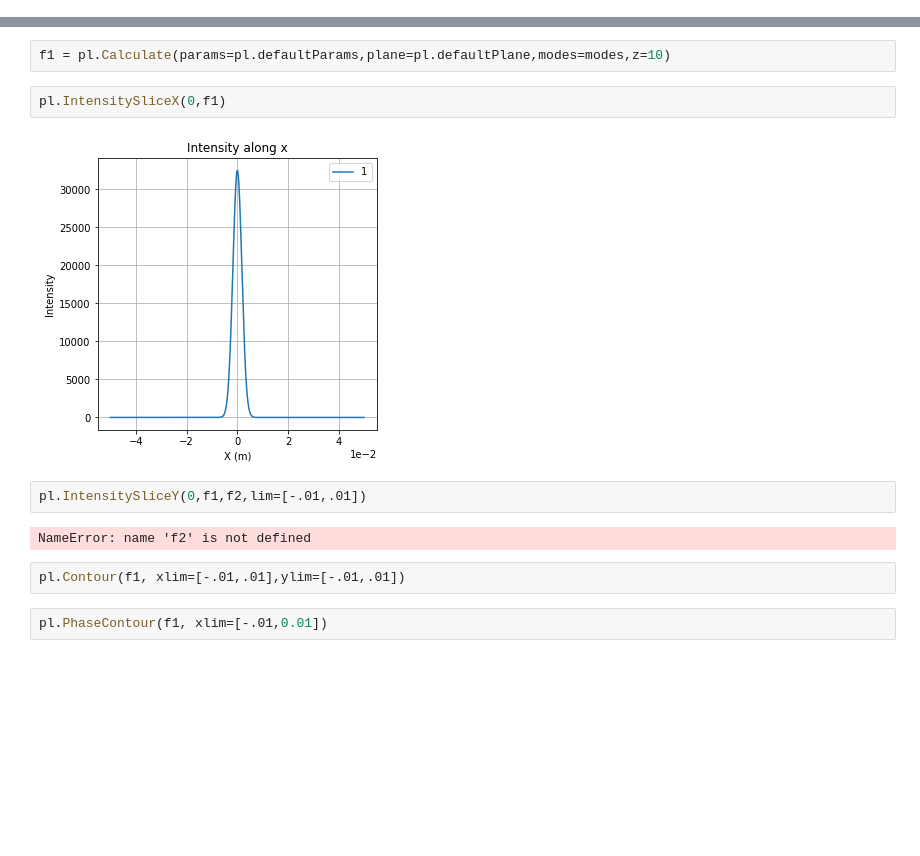
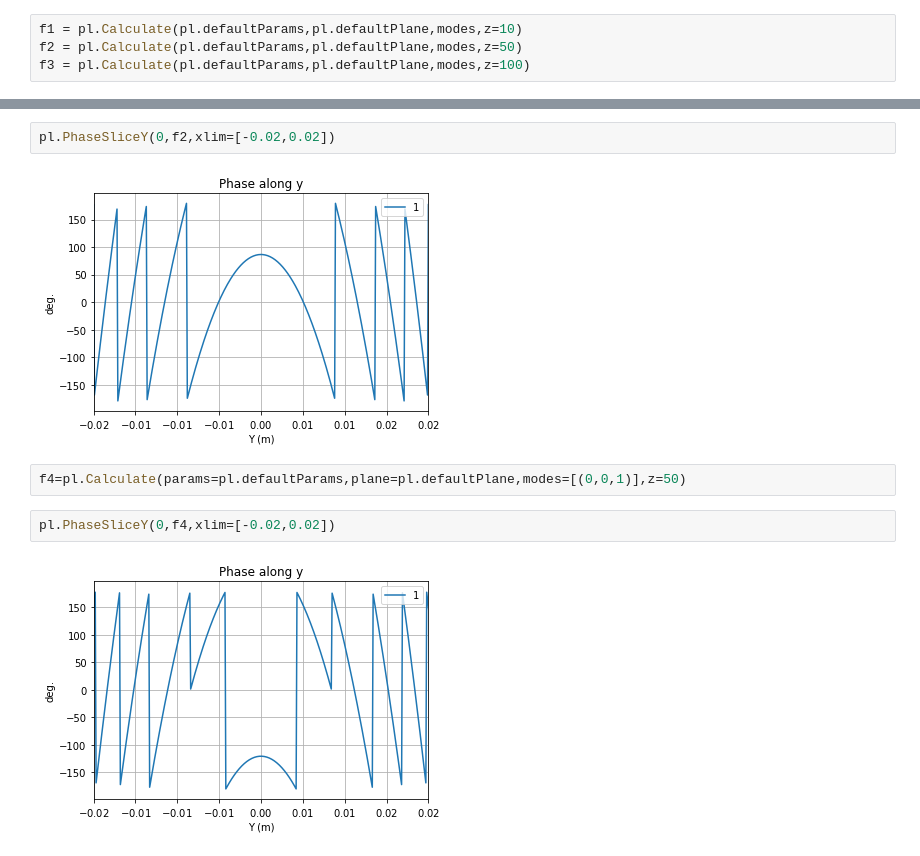
Before and after one commit to Edwards-Paul/Python-HG-Modes, a Jupyter notebook: HG Modes/Testing.ipynb, the cells around one changed output, grey strips where cells are left out. Drawn from its saved outputs; the diff is of its cells as text; blank space fills up the shorter version.

Commit message:
phase and amp 2

```diff
--- a/HG Modes/Testing.ipynb
+++ b/HG Modes/Testing.ipynb
@@ -22 +23,5 @@ DEFAULT X,Y PLANE (PauLisa.defaultPlane)
 modes = pl.Modes((0,0,1), (1,0,.1*1j))
+# %%
+f1 = pl.Calculate(pl.defaultParams,pl.defaultPlane,modes,z=10)
+f2 = pl.Calculate(pl.defaultParams,pl.defaultPlane,modes,z=50)
+f3 = pl.Calculate(pl.defaultParams,pl.defaultPlane,modes,z=100)
@@ -23,14 +41,10 @@ modes = pl.Modes((0,0,1), (1,0,.1*1j))
+# %%
+pl.PhaseSliceY(0,f2,xlim=[-0.02,0.02])
+# %% [output]
+[figure, added]
 # %%
-f1 = pl.Calculate(params=pl.defaultParams,plane=pl.defaultPlane,modes=modes,z=10)
+f4=pl.Calculate(params=pl.defaultParams,plane=pl.defaultPlane,modes=[(0,0,1)],z=50)
-# %%
-pl.IntensitySliceX(0,f1)
-# %% [output]
-[figure, removed]
-# %%
-pl.IntensitySliceY(0,f1,f2,lim=[-.01,.01])
-# %% [output]
-NameError: name 'f2' is not defined
-# %%
-pl.Contour(f1, xlim=[-.01,.01],ylim=[-.01,.01])
-# %%
-pl.PhaseContour(f1, xlim=[-.01,0.01])
+# %%
+pl.PhaseSliceY(0,f4,xlim=[-0.02,0.02])
+# %% [output]
+[figure, added]
```
Also changed, not shown: parts of 7 cells of this notebook, 2 other files.
